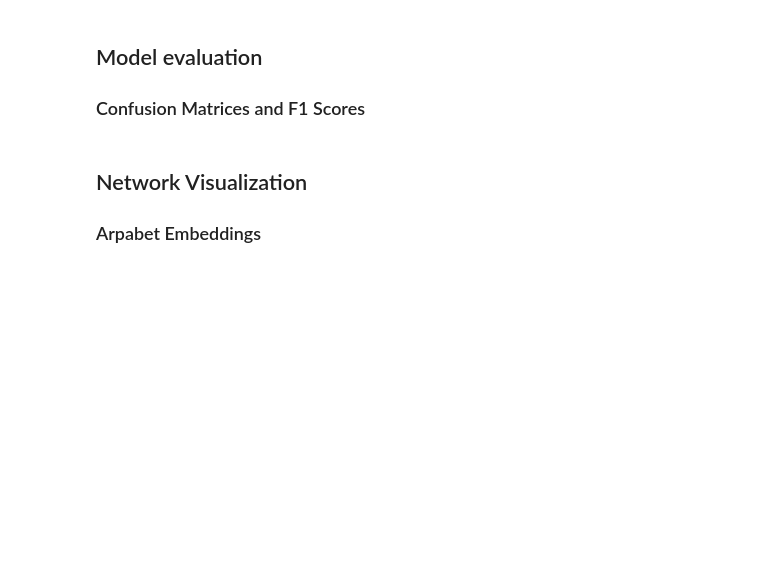
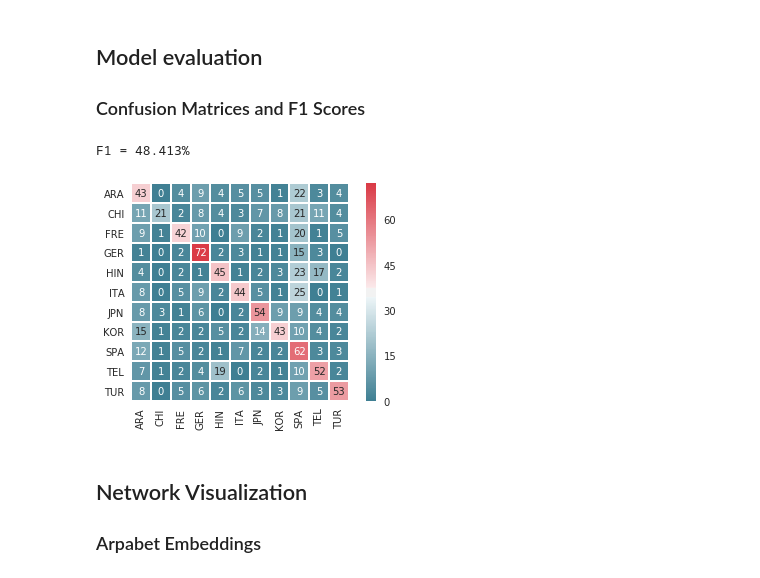
Before and after one commit to loongchh/native-language-cnn, a Jupyter notebook: Evaluate.ipynb, the cells around one changed output. Cells and saved outputs as stored; diff of their text form; code cells hidden in the pictures; blank space fills up the shorter version.

```diff
--- a/Notebook/Evaluate.ipynb
+++ b/Evaluate.ipynb
@@ -26,8 +29,7 @@ from model import NativeLanguageCNN
 ### Read dev set data
 # %%
 feature_dir = "data/features/speech_transcriptions/ngrams/2"
-label = "data/labels/dev/labels.dev.csv"
-
+dev_label_file = "data/labels/dev/labels.dev.csv"
 max_len = 600
 # %%
 # Read feature dictionary
@@ -37,8 +39,8 @@ n_features = len(feature_dict)
 
 # Read dev set data + labels
 (dev_mat, dev_label, _, _, lang_dict) = read_data(join(feature_dir, 'dev'),
-                                                  label, 0., n_features, max_len)
-dev_lang = [lang_dict[lb] for lb in dev_label]
+                                                  dev_label_file, 0., n_features, max_len)
+
 n_lang = len(lang_dict)
 print(dev_mat.shape)
 print(len(dev_label))
@@ -70,14 +72,16 @@ nlcnn_model = restore_model(model_state_file, max_len, embed_dim, channel)
 
 ### Confusion Matrices and F1 Scores
 # %%
-def evaluate_model(model, dev_mat, dev_label, lang_dict, cuda=False):
-    dev_lang = [lang_dict[lb] for lb in dev_label]
+def evaluate_model(model, dev_mat, cuda=False):
+    model.eval()
     dev_mat_var = Variable(torch.from_numpy(dev_mat).cuda() if cuda
                            else torch.from_numpy(dev_mat))
     dev_score = model(dev_mat_var)
-    dev_pred = np.argmax(dev_score.data.cpu().numpy(), axis=1)
+    return dev_score
+
+def get_conf_f1(dev_pred, dev_label):
     dev_pred_lang = [lang_dict[lb] for lb in dev_pred]
-
+    dev_lang = [lang_dict[lb] for lb in dev_label]
     conf_mat = confusion_matrix(dev_lang, dev_pred_lang)
     f1 = f1_score(dev_lang, dev_pred_lang, average='weighted')
     return (conf_mat, f1)
@@ -88,10 +92,15 @@ def plot_conf_mat(conf_mat, lang_label):
     sns.heatmap(conf_mat, annot=True, cmap=cmap, fmt="d", linewidths=1, square=True,
                 xticklabels=lang_label, yticklabels=lang_label)
 # %%
-(conf_mat, f1) = evaluate_model(nlcnn_model, dev_mat, dev_label, lang_dict)
+dev_score = evaluate_model(nlcnn_model, dev_mat)
+dev_pred = np.argmax(dev_score.data.cpu().numpy(), axis=1)
+(conf_mat, f1) = get_conf_f1(dev_pred, dev_label)
 languages = sorted(lang_dict.values())
 plot_conf_mat(conf_mat, languages)
 print("F1 = {:.3%}".format(f1))
+# %% [output]
+F1 = 48.413%
+[figure, added]
 # %% [markdown]
 ## Network Visualization
 
```
Also changed, not shown: parts of 5 cells of this notebook, 2 other files.
